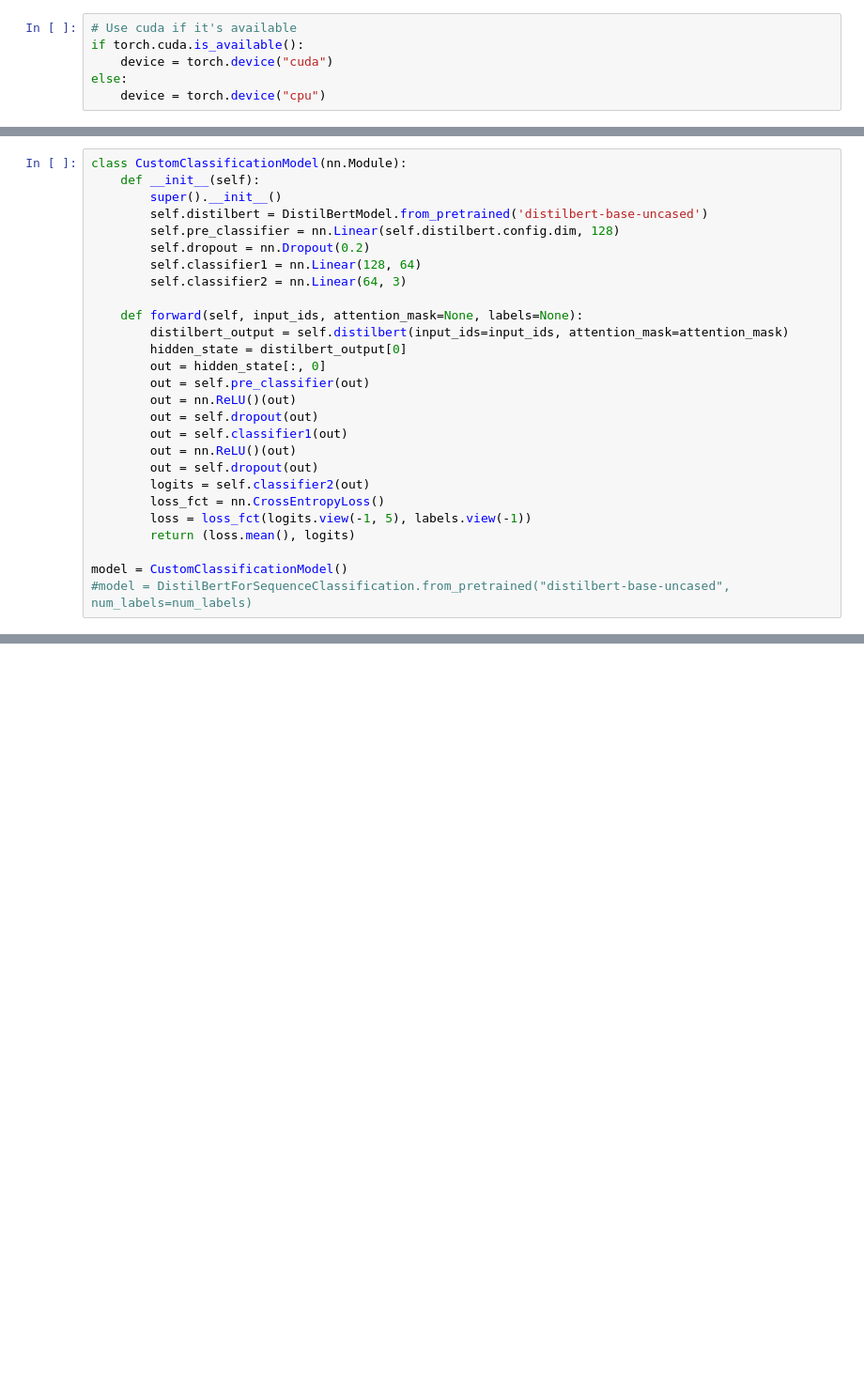
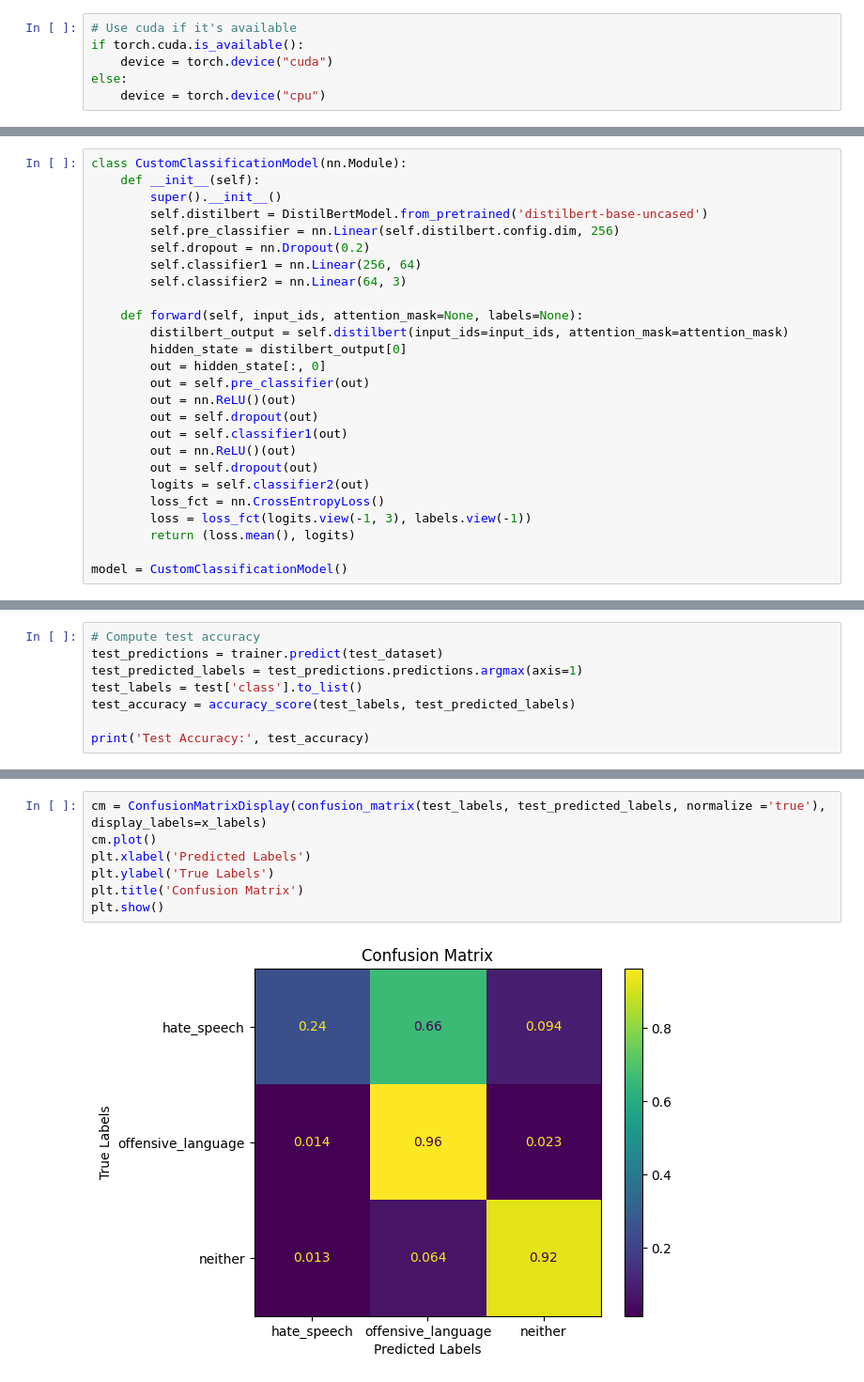
Before and after one commit to congyoua/CS410-Final-Project, a Jupyter notebook: Transformer.ipynb, the cells around one changed output, grey strips where cells are left out. Shown at 94% size. Drawn from its saved outputs; the diff is of its cells as text; blank space fills up the shorter version.

```diff
--- a/Transformer.ipynb
+++ b/Transformer.ipynb
@@ -126,9 +152,9 @@ class CustomClassificationModel(nn.Module):
     def __init__(self):
         super().__init__()
         self.distilbert = DistilBertModel.from_pretrained('distilbert-base-uncased')
-        self.pre_classifier = nn.Linear(self.distilbert.config.dim, 128)
+        self.pre_classifier = nn.Linear(self.distilbert.config.dim, 256)
         self.dropout = nn.Dropout(0.2)
-        self.classifier1 = nn.Linear(128, 64)
+        self.classifier1 = nn.Linear(256, 64)
         self.classifier2 = nn.Linear(64, 3)
 
     def forward(self, input_ids, attention_mask=None, labels=None):
@@ -143,8 +169,7 @@ class CustomClassificationModel(nn.Module):
         out = self.dropout(out)
         logits = self.classifier2(out)
         loss_fct = nn.CrossEntropyLoss()
-        loss = loss_fct(logits.view(-1, 5), labels.view(-1))
+        loss = loss_fct(logits.view(-1, 3), labels.view(-1))
         return (loss.mean(), logits)
 
 model = CustomClassificationModel()
-#model = DistilBertForSequenceClassification.from_pretrained("distilbert-base-uncased", num_labels=num_labels)
@@ -150,0 +264,8 @@ model = CustomClassificationModel()
+# %%
+# Compute test accuracy
+test_predictions = trainer.predict(test_dataset)
+test_predicted_labels = test_predictions.predictions.argmax(axis=1)
+test_labels = test['class'].to_list()
+test_accuracy = accuracy_score(test_labels, test_predicted_labels)
+
+print('Test Accuracy:', test_accuracy)
@@ -150,0 +337,9 @@ model = CustomClassificationModel()
+# %%
+cm = ConfusionMatrixDisplay(confusion_matrix(test_labels, test_predicted_labels, normalize ='true'), display_labels=x_labels)
+cm.plot()
+plt.xlabel('Predicted Labels')
+plt.ylabel('True Labels')
+plt.title('Confusion Matrix')
+plt.show()
+# %% [output]
+[figure, added]
```
Also changed, not shown: parts of 19 cells of this notebook, 2 other files.
